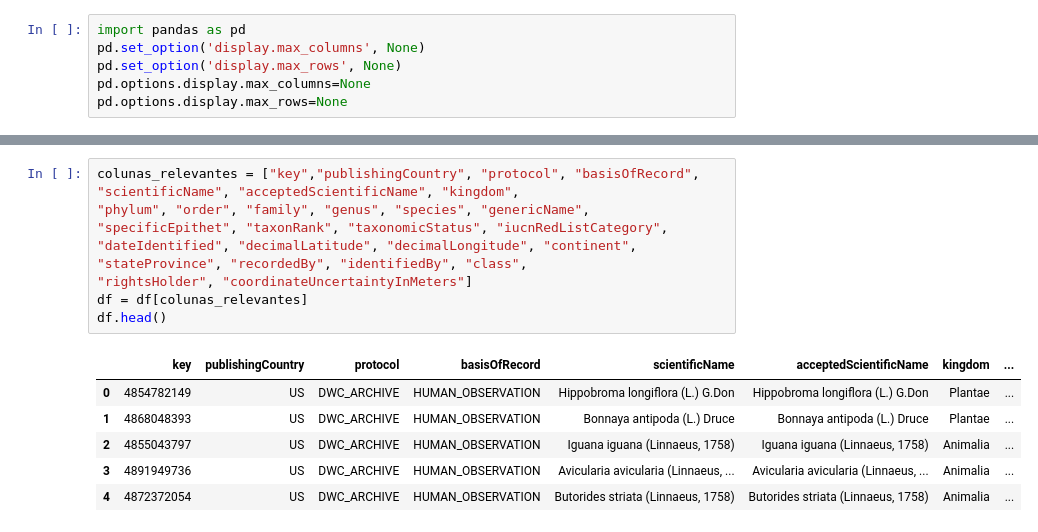
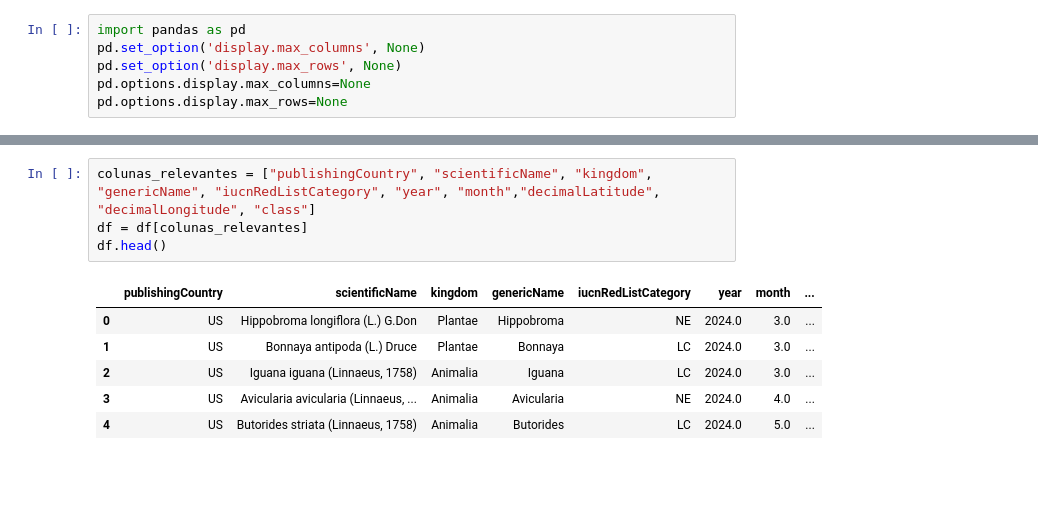
Before and after one commit to DaviMacielCavalcante/analise-de-dados-de-coleta-de-especimes-no-combu, a Jupyter notebook: script.ipynb, the cells around one changed output, grey strips where cells are left out. Cells and saved outputs as stored; diff of their text form; blank space fills up the shorter version.

```diff
--- a/script.ipynb
+++ b/script.ipynb
@@ -65,14 +17,11 @@ previousIdentifications
 # %%
-colunas_relevantes = ["key","publishingCountry", "protocol", "basisOfRecord", "scientificName", "acceptedScientificName", "kingdom",
-"phylum", "order", "family", "genus", "species", "genericName", "specificEpithet", "taxonRank", "taxonomicStatus", "iucnRedListCategory",
-"dateIdentified", "decimalLatitude", "decimalLongitude", "continent", "stateProvince", "recordedBy", "identifiedBy", "class",
-"rightsHolder", "coordinateUncertaintyInMeters"]
+colunas_relevantes = ["publishingCountry", "scientificName", "kingdom", "genericName", "iucnRedListCategory", "year", "month","decimalLatitude", "decimalLongitude", "class"]
 df = df[colunas_relevantes]
 df.head()
 # %% [output]
-|  | key | publishingCountry | protocol | basisOfRecord | scientificName | acceptedScientificName | kingdom | ... |
-| 0 | 4854782149 | US | DWC_ARCHIVE | HUMAN_OBSERVATION | Hippobroma longiflora (L.) G.Don | Hippobroma longiflora (L.) G.Don | Plantae | ... |
-| 1 | 4868048393 | US | DWC_ARCHIVE | HUMAN_OBSERVATION | Bonnaya antipoda (L.) Druce | Bonnaya antipoda (L.) Druce | Plantae | ... |
-| 2 | 4855043797 | US | DWC_ARCHIVE | HUMAN_OBSERVATION | Iguana iguana (Linnaeus, 1758) | Iguana iguana (Linnaeus, 1758) | Animalia | ... |
-| 3 | 4891949736 | US | DWC_ARCHIVE | HUMAN_OBSERVATION | Avicularia avicularia (Linnaeus, ... | Avicularia avicularia (Linnaeus, ... | Animalia | ... |
-| 4 | 4872372054 | US | DWC_ARCHIVE | HUMAN_OBSERVATION | Butorides striata (Linnaeus, 1758) | Butorides striata (Linnaeus, 1758) | Animalia | ... |
+|  | publishingCountry | scientificName | kingdom | genericName | iucnRedListCategory | year | month | ... |
+| 0 | US | Hippobroma longiflora (L.) G.Don | Plantae | Hippobroma | NE | 2024.0 | 3.0 | ... |
+| 1 | US | Bonnaya antipoda (L.) Druce | Plantae | Bonnaya | LC | 2024.0 | 3.0 | ... |
+| 2 | US | Iguana iguana (Linnaeus, 1758) | Animalia | Iguana | LC | 2024.0 | 3.0 | ... |
+| 3 | US | Avicularia avicularia (Linnaeus, ... | Animalia | Avicularia | NE | 2024.0 | 4.0 | ... |
+| 4 | US | Butorides striata (Linnaeus, 1758) | Animalia | Butorides | LC | 2024.0 | 5.0 | ... |
```
Also changed, not shown: parts of 12 cells of this notebook.
